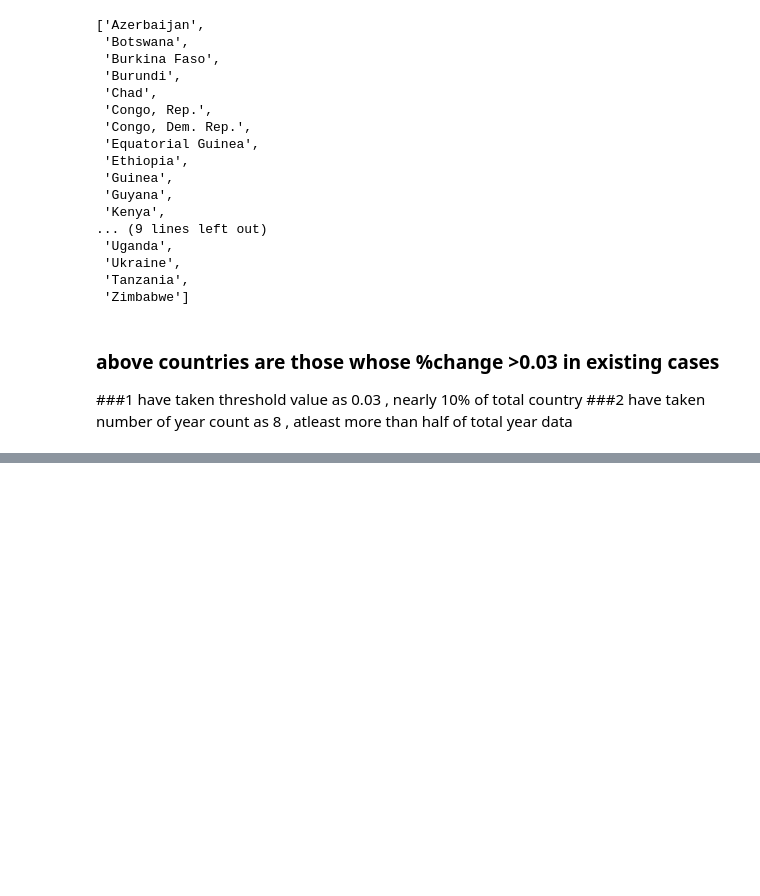
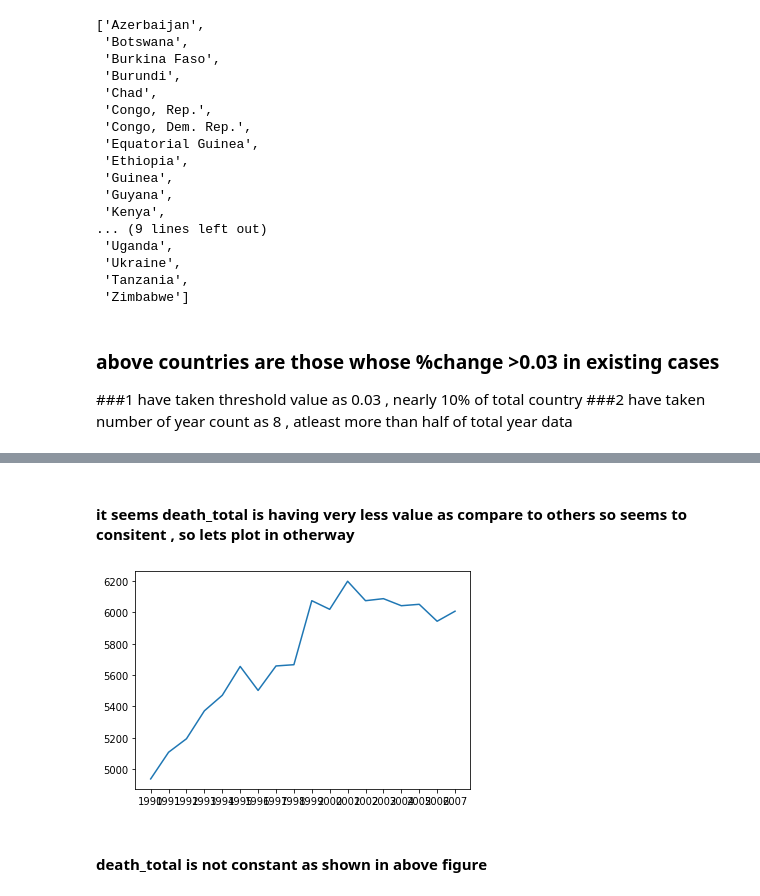
Before and after one commit to ranjeetgarodia/CaseStudy_EDA, a Jupyter notebook: CaseStudy_TB.ipynb, the cells around one changed output, grey strips where cells are left out. Drawn from its saved outputs; the diff is of its cells as text; code cells hidden in the pictures; blank space fills up the shorter version.

```diff
--- a/CaseStudy_TB.ipynb
+++ b/CaseStudy_TB.ipynb
@@ -228,0 +296,13 @@ above are the countries for whom %change >0.03 in the recent years :: 35
+# %% [markdown]
+#### it seems death_total is having very less value as compare to others so seems to consitent , so lets plot in otherway
+# %%
+fig,ax1 = plt.subplots()
+ax1.plot(#total_cases_year.index,total_cases_year['existing_case_total'],
+         #total_cases_year.index,total_cases_year['new_case_total'],
+        total_cases_year.index,total_cases_year['death_total'])
+#'new_case_total'
+plt.show()
+# %% [output]
+[figure, added]
+# %% [markdown]
+#### death_total is not constant as shown in above figure
```
Also changed, not shown: parts of 18 cells of this notebook.
